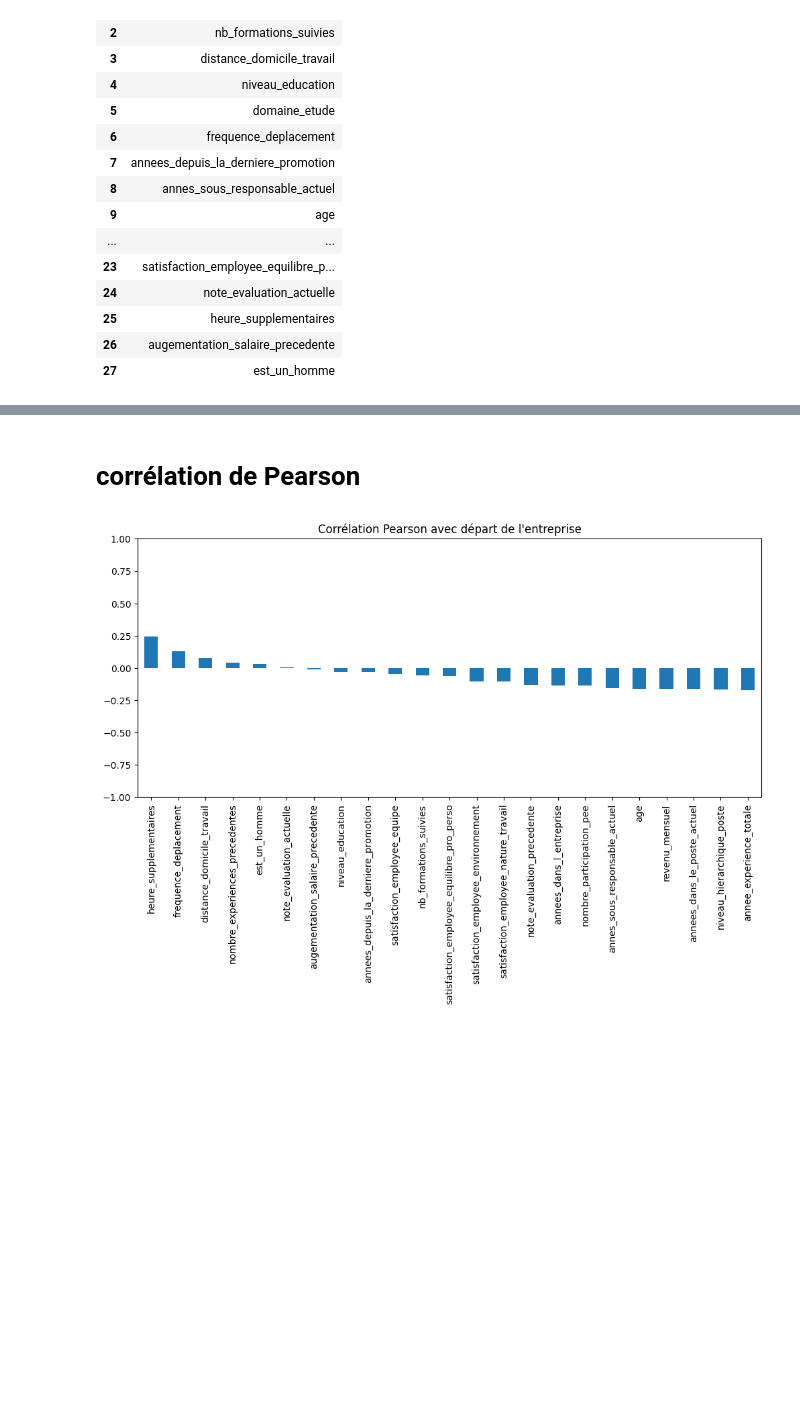
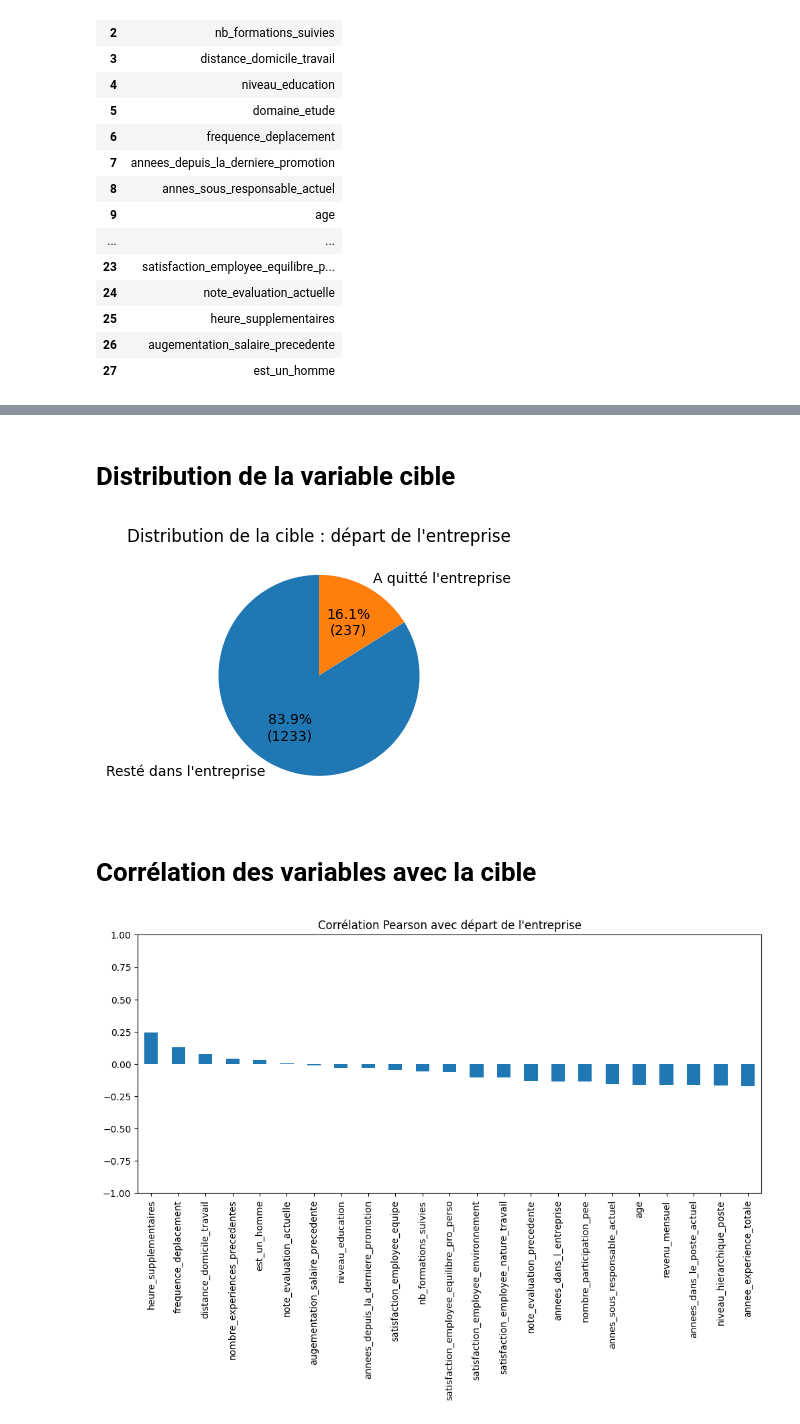
Before and after one commit to Ace4teaM/OCR-NovaTech, a Jupyter notebook: 2.exploration.ipynb, the cells around one changed output, grey strips where cells are left out. Cells and saved outputs as stored; diff of their text form; code cells hidden in the pictures; blank space fills up the shorter version.

```diff
--- a/2.exploration.ipynb
+++ b/2.exploration.ipynb
@@ -60,5 +61,32 @@ df.describe().T
+# %% [markdown]
+# Distribution de la variable cible
+# %%
+import matplotlib.pyplot as plt
+
+# Distribution de la cible
+distribution = df["a_quitte_l_entreprise"].value_counts()
+
+labels = [
+    "Resté dans l'entreprise",
+    "A quitté l'entreprise"
+]
+
+plt.figure(figsize=(4,4))
+
+plt.pie(
+    distribution,
+    labels=labels,
+    autopct=lambda pct: f"{pct:.1f}%\n({int(round(pct / 100 * distribution.sum()))})",
+    startangle=90
+)
+
+plt.title("Distribution de la cible : départ de l'entreprise")
+plt.tight_layout()
+plt.show()
+# %% [output]
+[figure, added]
 # %% [markdown]
-# corrélation de Pearson
+# Corrélation des variables avec la cible
 # %%
 import matplotlib.pyplot as plt
 
```
Also changed, not shown: parts of 20 cells of this notebook.
